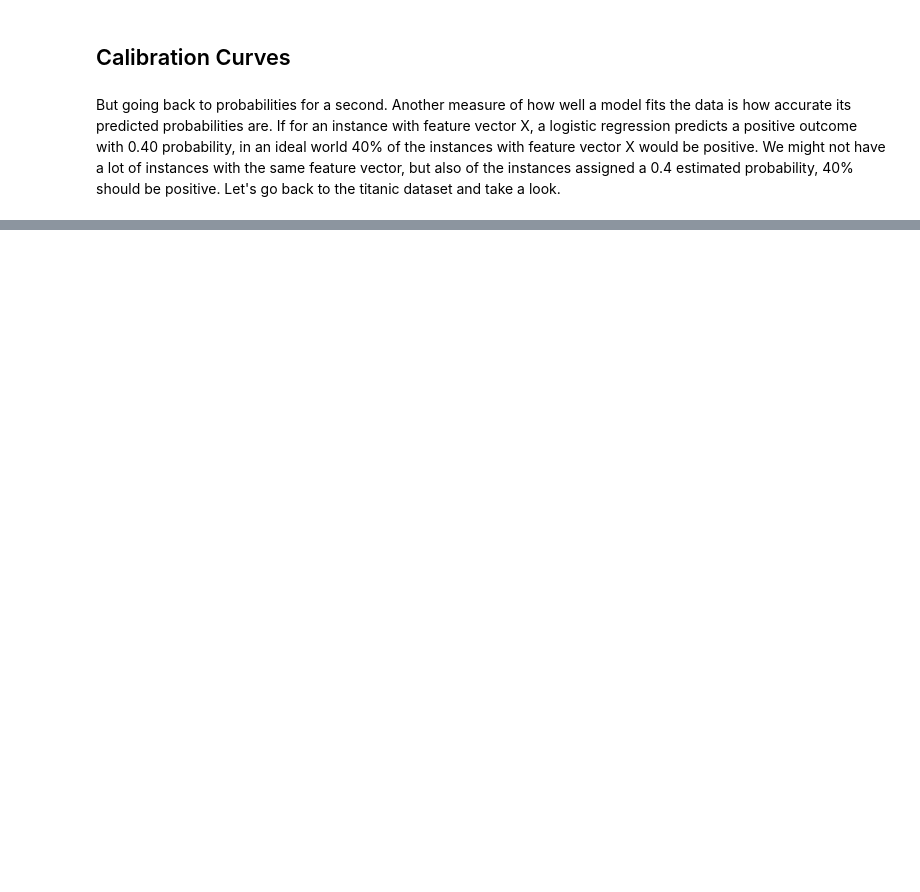
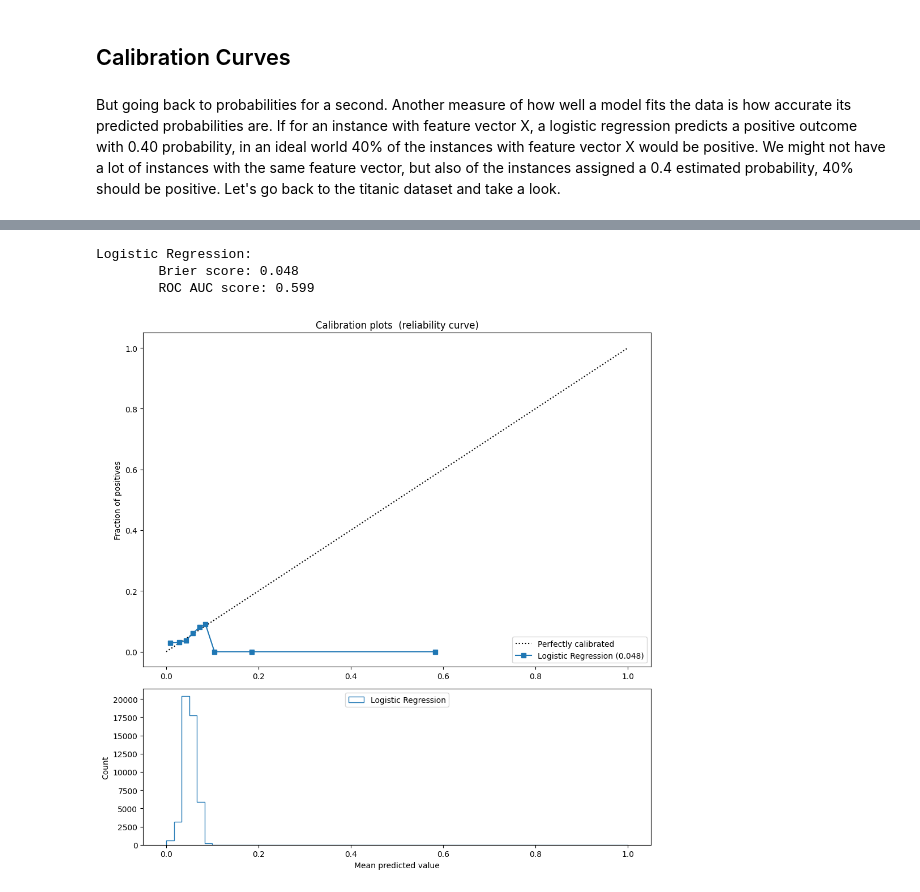
Before and after one commit to HanquanL/DS-Tech-2026spring, a Jupyter notebook: Module5_ROC_Cost_Visualization/Model_assessment.ipynb, the cells around one changed output, grey strips where cells are left out. Cells and saved outputs as stored; diff of their text form; code cells hidden in the pictures; blank space fills up the shorter version.

```diff
--- a/Module5_ROC_Cost_Visualization/Model_assessment.ipynb
+++ b/Module5_ROC_Cost_Visualization/Model_assessment.ipynb
@@ -488,5 +582,10 @@ plot_calibration_curve( LogisticRegression(C=1.0, solver="liblinear",max_iter=10
 # %%
 #Now, how about calibration curves on our mailing data?
 y_train, y_test, X_train, X_test = mailing_y_train, mailing_y_test, mailing_X_train, mailing_X_test
 # Plot calibration curve
-plot_calibration_curve( LogisticRegression(C=1.0, solver="liblinear",max_iter=10000), "Logistic Regression", 1, num_bins=10)
+plot_calibration_curve( LogisticRegression(C=1.0, solver="liblinear",max_iter=10000), "Logistic Regression", 1, num_bins=60)
+# %% [output]
+Logistic Regression:
+        Brier score: 0.048
+        ROC AUC score: 0.599
+[figure, added]
```
Also changed, not shown: parts of 17 cells of this notebook, 2 other files.
